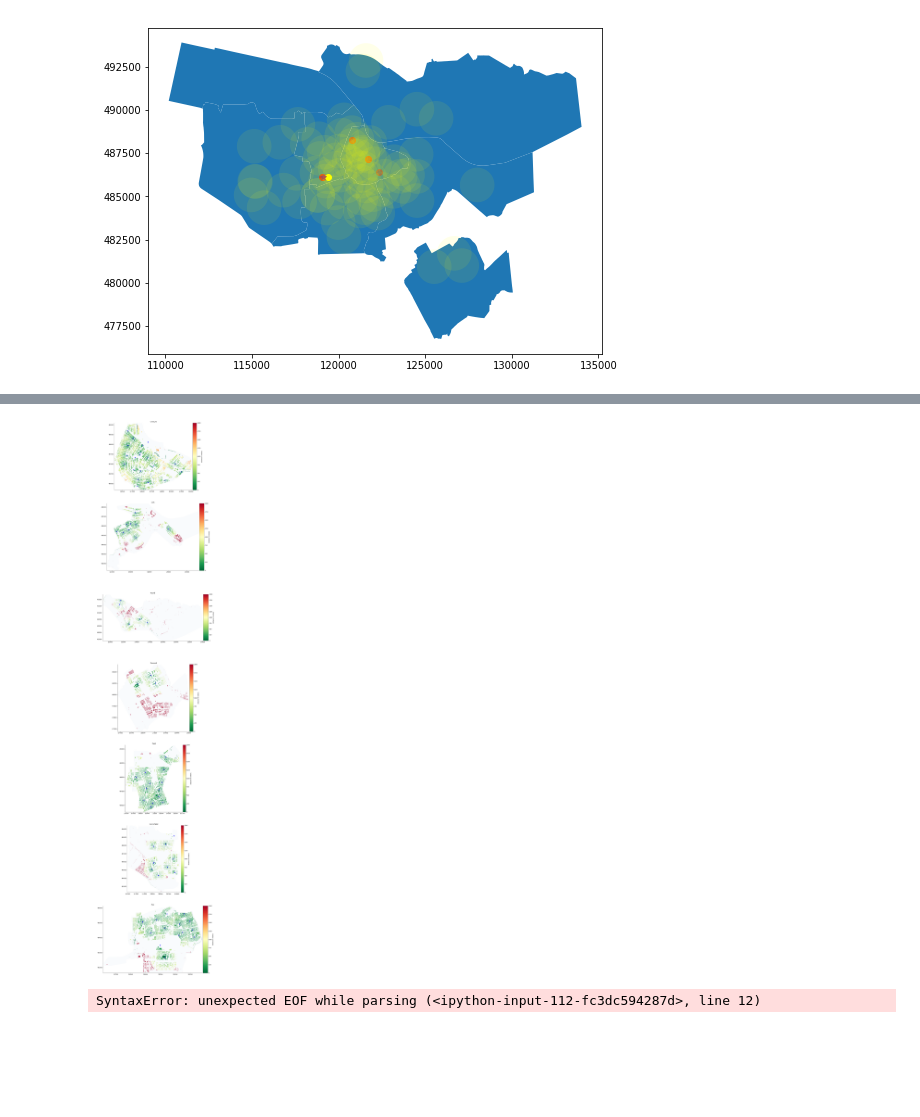
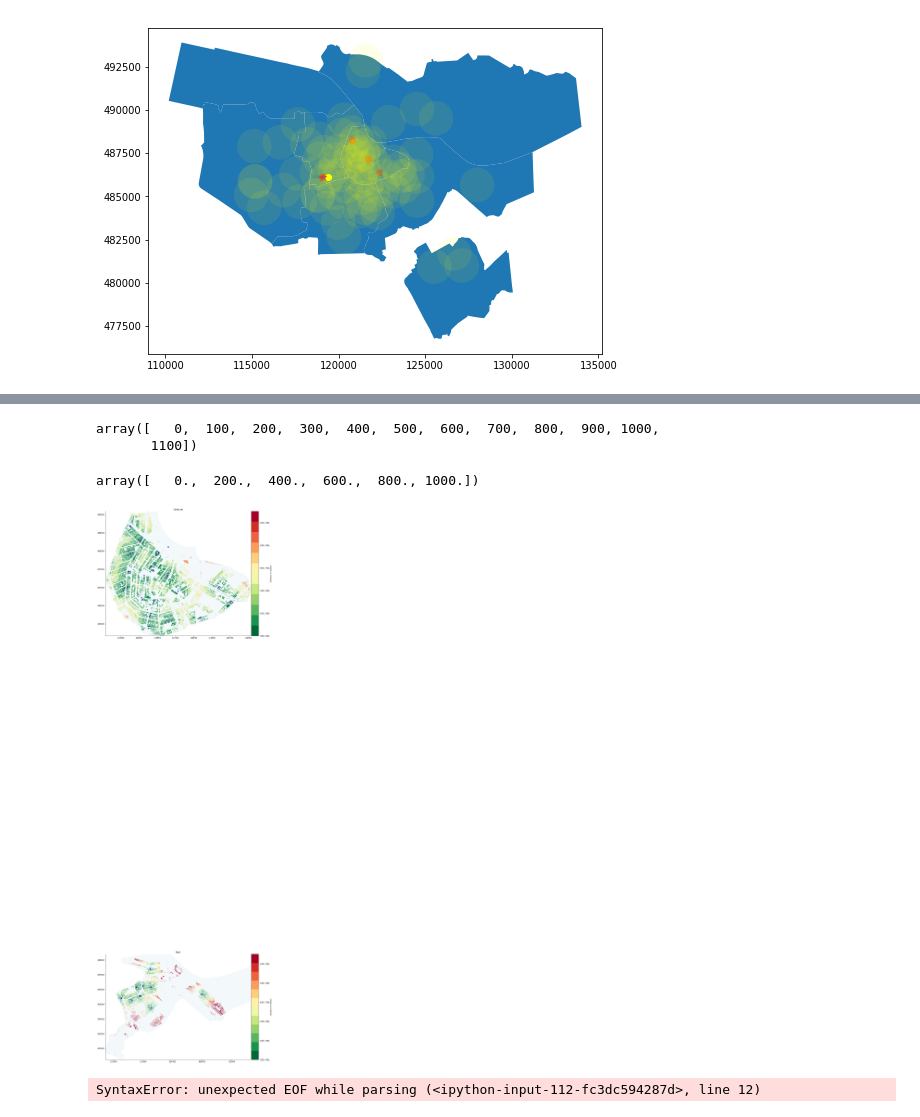
Before and after one commit to rmania/distance_matrix_datapipeline, a Jupyter notebook: munge/distance_matrix_mapping.ipynb, the cells around one changed output, grey strips where cells are left out. Saved outputs shown, nothing was run; the diff lists cells and outputs as text; code cells hidden in the pictures; blank space fills up the shorter version.

```diff
--- a/munge/distance_matrix_mapping.ipynb
+++ b/munge/distance_matrix_mapping.ipynb
@@ -239,0 +277,5 @@ test_df.pnd_dist_mean = test_df.pnd_dist_mean.fillna(0).astype(int)
+# %%
+custom_bucket_array = np.arange(0,1200, 100)
+# %%
+cmap=plt.cm.get_cmap('RdYlGn_r', 11)
+cmap.set_over('red')
@@ -240,3 +286,16 @@ test_df.pnd_dist_mean = test_df.pnd_dist_mean.fillna(0).astype(int)
+# %%
+custom_bucket_array
+# %% [output]
+array([   0,  100,  200,  300,  400,  500,  600,  700,  800,  900, 1000,
+       1100])
+# %%
+test_df['bins'] = (pd.cut(test_df.distance_min, custom_bucket_array))
+# %%
+formatter = plt.FuncFormatter(lambda x, loc: test_df.sort_values('distance_min')['bins'][x])
+# %%
+formatter.locs
+# %% [output]
+array([   0.,  200.,  400.,  600.,  800., 1000.])
 # %%
 stadsdeel = test_df.stadsdeel.unique().tolist()
 
@@ -244,33 +303,33 @@ style_kwd_std = {'alpha': .05, 'linewidth': .5, 'edgecolor': 'k'}
 style_kwds_df2 = {'marker' :'*', 'markersize': 85, 'alpha': .8, 'color': 'blue'}
 # %%
 from mpl_toolkits.axes_grid1 import make_axes_locatable
-cmap = plt.cm.RdYlGn_r # reversed RdYlGn
+#cmap = plt.cm.RdYlGn_r # reversed RdYlGn
 vmin=0
-vmax=2000
-fig, ax = plt.subplots(len(stadsdeel[:]), 1, figsize=(15, 80))
+vmax=1100
+fig, ax = plt.subplots(len(stadsdeel[:2]), 1, figsize=(15, 80))
 
-for i, sd in enumerate(stadsdeel[:]):
+for i, sd in enumerate(stadsdeel[:2]):
     ax[i].axis(std.loc[(std.sd_name == sd)].total_bounds[np.asarray([0,2,1,3])])
-    test_df.loc[(test_df.stadsdeel == sd),:].plot(column = 'pnd_dist_mean'
+    test_df.loc[(test_df.stadsdeel == sd),:].plot(column = 'bins'
                                                        , cmap=cmap, ax=ax[i])
     ah.loc[(ah.sd_name == sd), 'geometry'].plot(ax=ax[i], **style_kwds_df2)
     std.loc[(std.sd_name == sd)].plot(ax=ax[i], **style_kwd_std, legend=True)
     #ax[i].axis('off')
     ax[i].set_title(sd)
     # hide right + top spines
     ax[i].spines['right'].set_visible(False)
     ax[i].spines['top'].set_visible(False)
 
     # color bar magic
     divider = make_axes_locatable(ax[i])
     cax = divider.append_axes("right", size="5%", pad=0.05)
     sm = plt.cm.ScalarMappable(cmap=cmap, norm=plt.Normalize(vmin=vmin, vmax=vmax))
     # empty array for the data range
     sm._A = []
     # add the colorbar to the figure
-    plt.colorbar(sm, cax, label='distance in meters')
+    plt.colorbar(sm, cax, label='distance in meters', format=formatter)
 # %% [output]
-[figure, old version]
+[figure, new version]
 # %%
 from mpl_toolkits.axes_grid1 import make_axes_locatable
 cmap = plt.cm.RdYlGn_r # reversed RdYlGn
```
Also changed, not shown: parts of 24 cells of this notebook.
